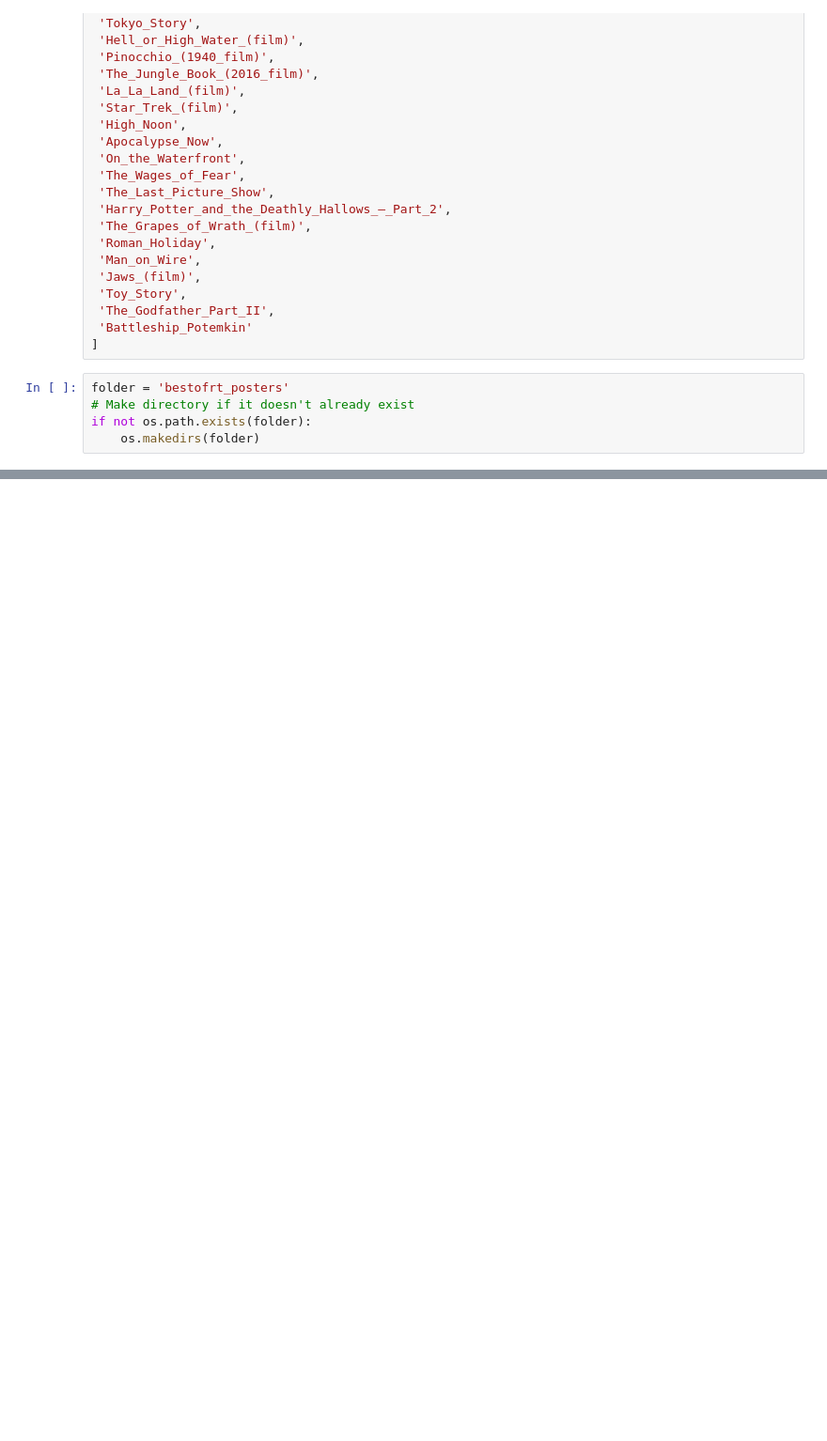
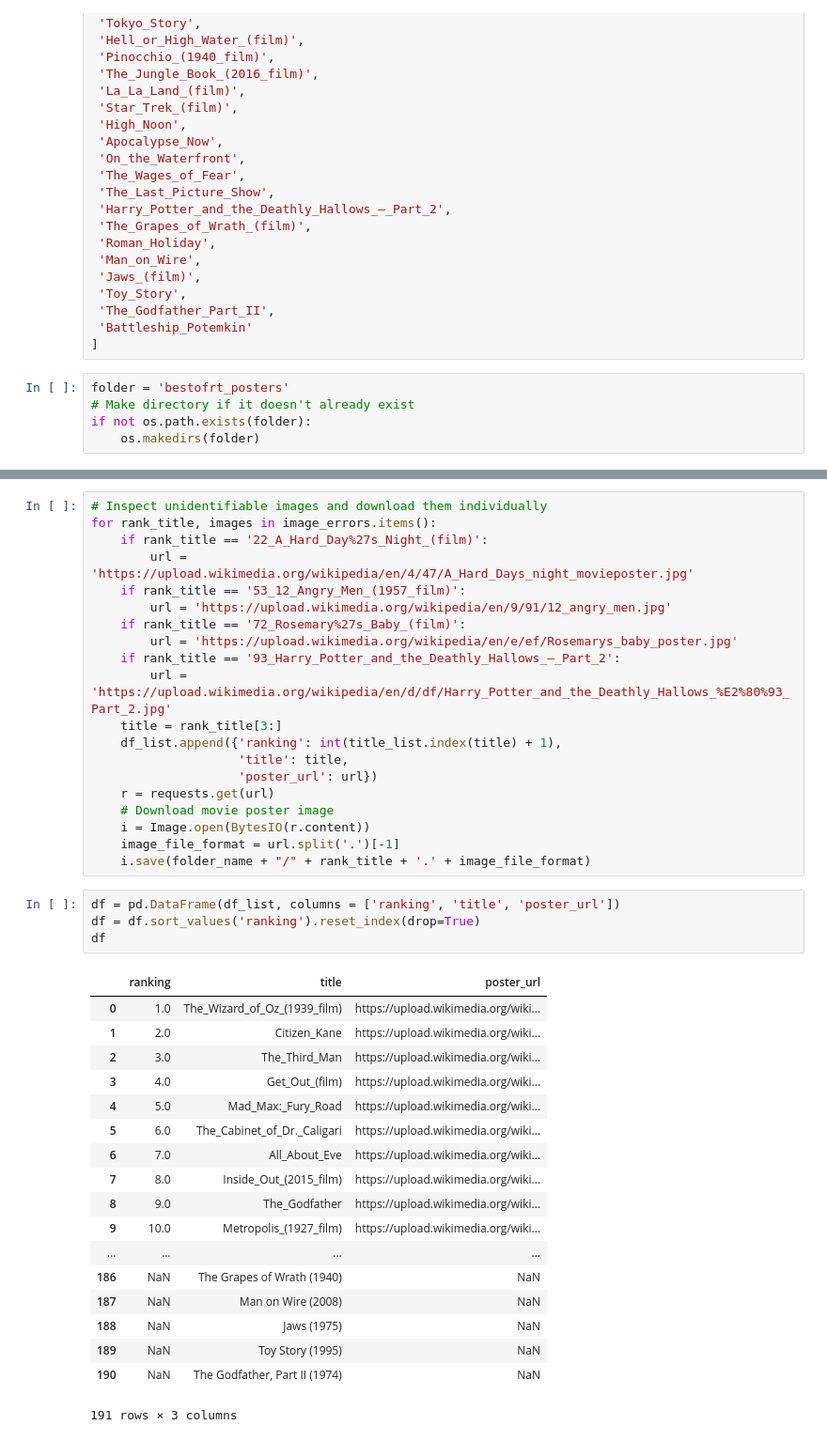
Before and after one commit to nikitapandey99/Data-Wrangling-Process, a Jupyter notebook: gathering data.ipynb, the cells around one changed output, grey strips where cells are left out. Shown at 94% size. Drawn from its saved outputs; the diff is of its cells as text; blank space fills up the shorter version.

```diff
--- a/gathering data.ipynb
+++ b/gathering data.ipynb
@@ -331,0 +413,43 @@ image_errors = {}
+# %%
+# Inspect unidentifiable images and download them individually
+for rank_title, images in image_errors.items():
+    if rank_title == '22_A_Hard_Day%27s_Night_(film)':
+        url = 'https://upload.wikimedia.org/wikipedia/en/4/47/A_Hard_Days_night_movieposter.jpg'
+    if rank_title == '53_12_Angry_Men_(1957_film)':
+        url = 'https://upload.wikimedia.org/wikipedia/en/9/91/12_angry_men.jpg'
+    if rank_title == '72_Rosemary%27s_Baby_(film)':
+        url = 'https://upload.wikimedia.org/wikipedia/en/e/ef/Rosemarys_baby_poster.jpg'
+    if rank_title == '93_Harry_Potter_and_the_Deathly_Hallows_–_Part_2':
+        url = 'https://upload.wikimedia.org/wikipedia/en/d/df/Harry_Potter_and_the_Deathly_Hallows_%E2%80%93_Part_2.jpg'
+    title = rank_title[3:]
+    df_list.append({'ranking': int(title_list.index(title) + 1),
+                    'title': title,
+                    'poster_url': url})
+    r = requests.get(url)
+    # Download movie poster image
+    i = Image.open(BytesIO(r.content))
+    image_file_format = url.split('.')[-1]
+    i.save(folder_name + "/" + rank_title + '.' + image_file_format)
+# %%
+df = pd.DataFrame(df_list, columns = ['ranking', 'title', 'poster_url'])
+df = df.sort_values('ranking').reset_index(drop=True)
+df
+# %% [output]
+|  | ranking | title | poster_url |
+| 0 | 1.0 | The_Wizard_of_Oz_(1939_film) | https://upload.wikimedia.org/wiki... |
+| 1 | 2.0 | Citizen_Kane | https://upload.wikimedia.org/wiki... |
+| 2 | 3.0 | The_Third_Man | https://upload.wikimedia.org/wiki... |
+| 3 | 4.0 | Get_Out_(film) | https://upload.wikimedia.org/wiki... |
+| 4 | 5.0 | Mad_Max:_Fury_Road | https://upload.wikimedia.org/wiki... |
+| 5 | 6.0 | The_Cabinet_of_Dr._Caligari | https://upload.wikimedia.org/wiki... |
+| 6 | 7.0 | All_About_Eve | https://upload.wikimedia.org/wiki... |
+| 7 | 8.0 | Inside_Out_(2015_film) | https://upload.wikimedia.org/wiki... |
+| 8 | 9.0 | The_Godfather | https://upload.wikimedia.org/wiki... |
+| 9 | 10.0 | Metropolis_(1927_film) | https://upload.wikimedia.org/wiki... |
+| ... | ... | ... | ... |
+| 186 | NaN | The Grapes of Wrath (1940) | NaN |
+| 187 | NaN | Man on Wire (2008) | NaN |
+| 188 | NaN | Jaws (1975) | NaN |
+| 189 | NaN | Toy Story (1995) | NaN |
+| 190 | NaN | The Godfather, Part II (1974) | NaN |
+191 rows × 3 columns
```
Also changed, not shown: parts of 6 cells of this notebook.
